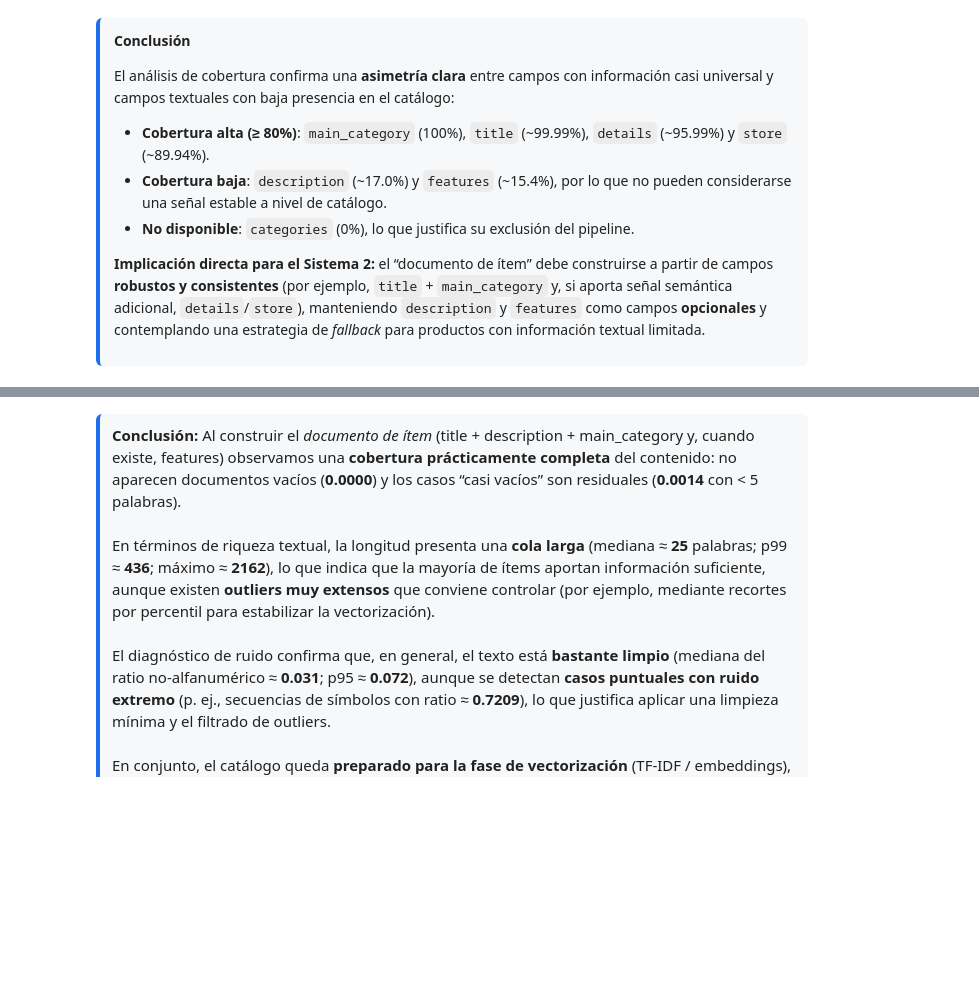
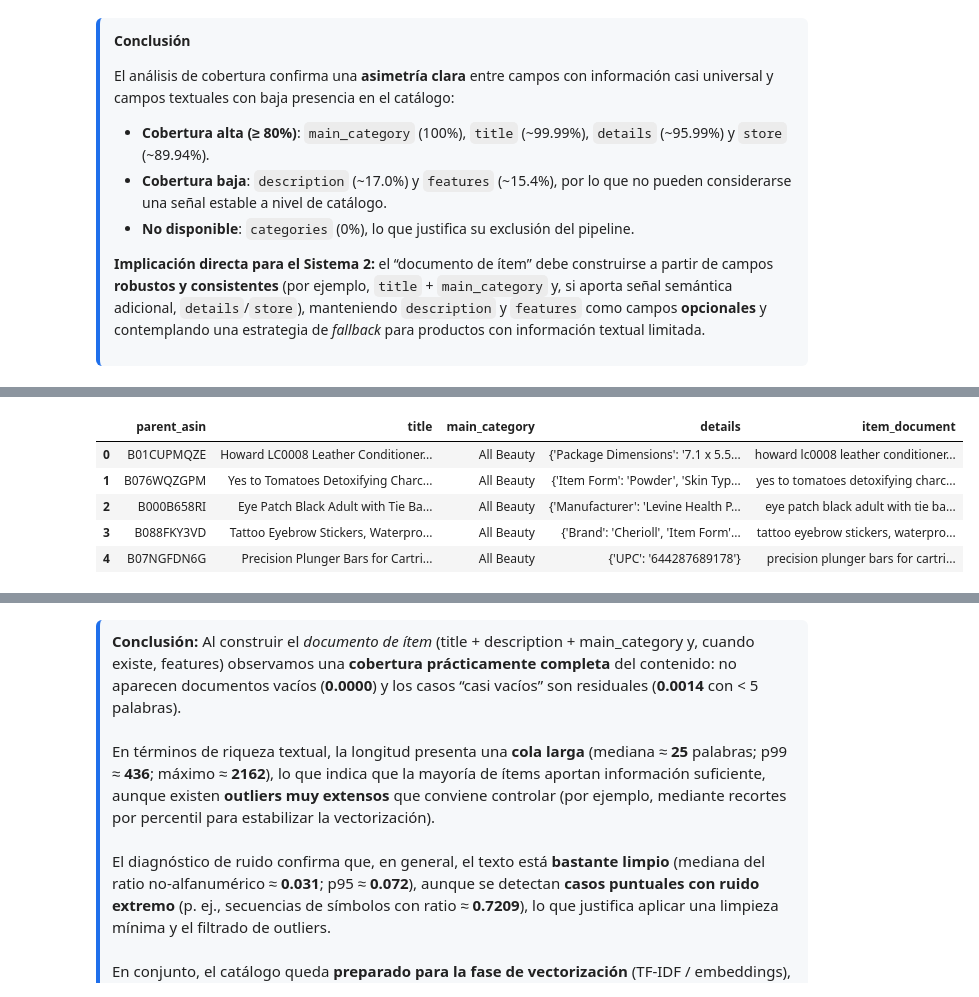
Before and after one commit to jwyangyin/TFM, a Jupyter notebook: TFM_Notebook_2_(Master_Data_Science)_Sistema_de_recomendación_basado_en_contenido_(Content_Based_Filtering).ipynb, the cells around one changed output, grey strips where cells are left out. Saved outputs shown, nothing was run; the diff lists cells and outputs as text; code cells hidden in the pictures; blank space fills up the shorter version.

```diff
--- a/TFM_Notebook_2_(Master_Data_Science)_Sistema_de_recomendación_basado_en_contenido_(Content_Based_Filtering).ipynb
+++ b/TFM_Notebook_2_(Master_Data_Science)_Sistema_de_recomendación_basado_en_contenido_(Content_Based_Filtering).ipynb
@@ -939,0 +812,68 @@ Campos usados para construir el documento: ['title', 'description', 'main_catego
+# %%
+# -------------------------------
+# 3.3.1 Construcción del documento de ítem:
+# -------------------------------
+# Importamos la librería necesaria:
+import re
+
+# Campos seleccionados según el análisis de cobertura (3.2):
+DOC_FIELDS = ["title", "main_category", "details"]
+
+# Convertimos distintos tipos de datos a texto limpio:
+def to_text(x):
+    """
+    Convertimos valores heterogéneos (str, list, dict, NaN) a texto plano.
+    """
+    if x is None:
+        return ""
+    if isinstance(x, float) and np.isnan(x):
+        return ""
+    if isinstance(x, (list, tuple, set)):
+        return " ".join([str(v) for v in x if str(v).strip() != ""])
+    if isinstance(x, dict):
+        return " ".join([str(v) for v in x.values() if str(v).strip() != ""])
+    return str(x).strip()
+
+# Limpieza ligera del texto (sin perder semántica):
+def clean_text(s: str) -> str:
+    """
+    Aplicamos una limpieza mínima:
+    - minúsculas
+    - eliminación de HTML básico
+    - normalización de espacios
+    """
+    if not s:
+        return ""
+    s = s.lower()
+    s = re.sub(r"<[^>]+>", " ", s)
+    s = re.sub(r"[\r\n\t]", " ", s)
+    s = re.sub(r"\s+", " ", s).strip()
+    return s
+
+# Construimos el documento concatenado por producto:
+def build_item_document(row, fields):
+    parts = []
+    for f in fields:
+        if f in row:
+            txt = clean_text(to_text(row[f]))
+            if txt:
+                parts.append(txt)
+    return " | ".join(parts)
+
+# Creamos el dataframe de trabajo:
+items_doc = df_meta[["parent_asin"] + DOC_FIELDS].copy()
+items_doc["parent_asin"] = items_doc["parent_asin"].astype(str)
+
+# Documento final por ítem:
+items_doc["item_document"] = items_doc.apply(
+    lambda r: build_item_document(r, DOC_FIELDS), axis=1
+)
+
+items_doc.head(5)
+# %% [output]
+|  | parent_asin | title | main_category | details | item_document |
+| 0 | B01CUPMQZE | Howard LC0008 Leather Conditioner... | All Beauty | {'Package Dimensions': '7.1 x 5.5... | howard lc0008 leather conditioner... |
+| 1 | B076WQZGPM | Yes to Tomatoes Detoxifying Charc... | All Beauty | {'Item Form': 'Powder', 'Skin Typ... | yes to tomatoes detoxifying charc... |
+| 2 | B000B658RI | Eye Patch Black Adult with Tie Ba... | All Beauty | {'Manufacturer': 'Levine Health P... | eye patch black adult with tie ba... |
+| 3 | B088FKY3VD | Tattoo Eyebrow Stickers, Waterpro... | All Beauty | {'Brand': 'Cherioll', 'Item Form'... | tattoo eyebrow stickers, waterpro... |
+| 4 | B07NGFDN6G | Precision Plunger Bars for Cartri... | All Beauty | {'UPC': '644287689178'} | precision plunger bars for cartri... |
```
Also changed, not shown: parts of 23 cells of this notebook.
